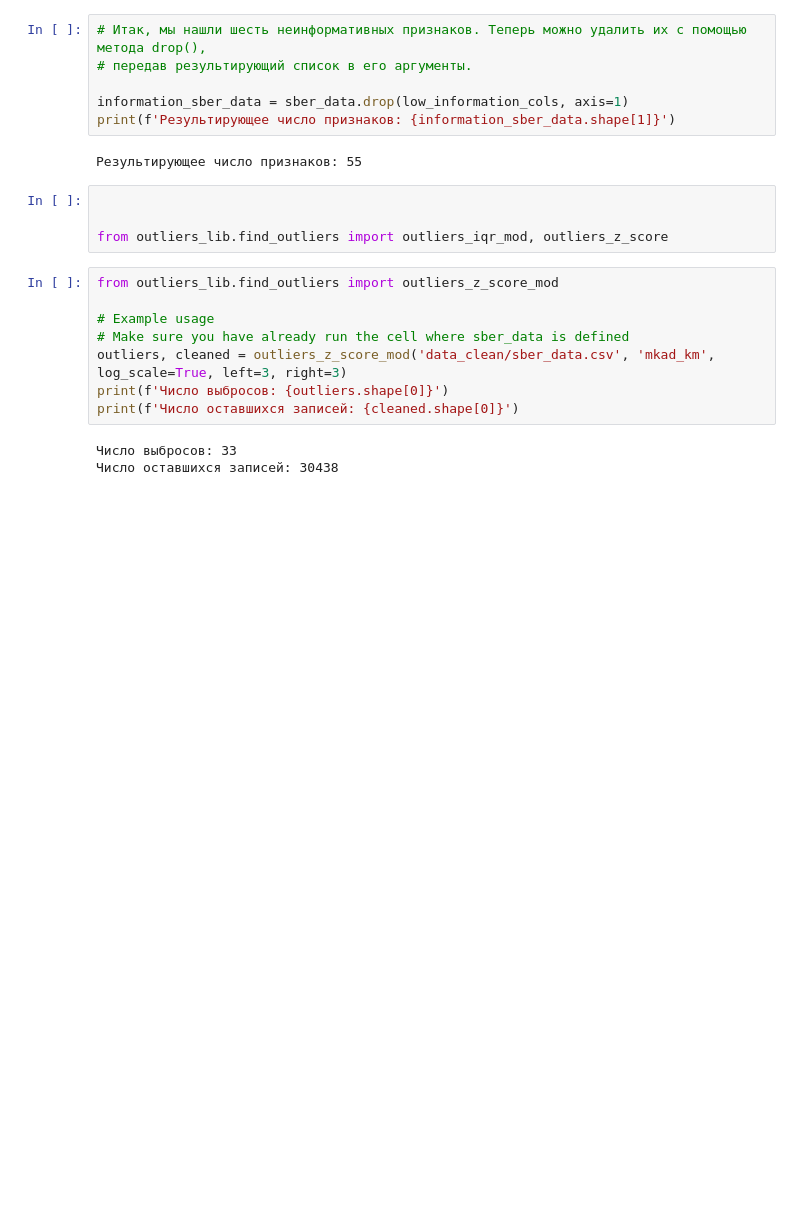
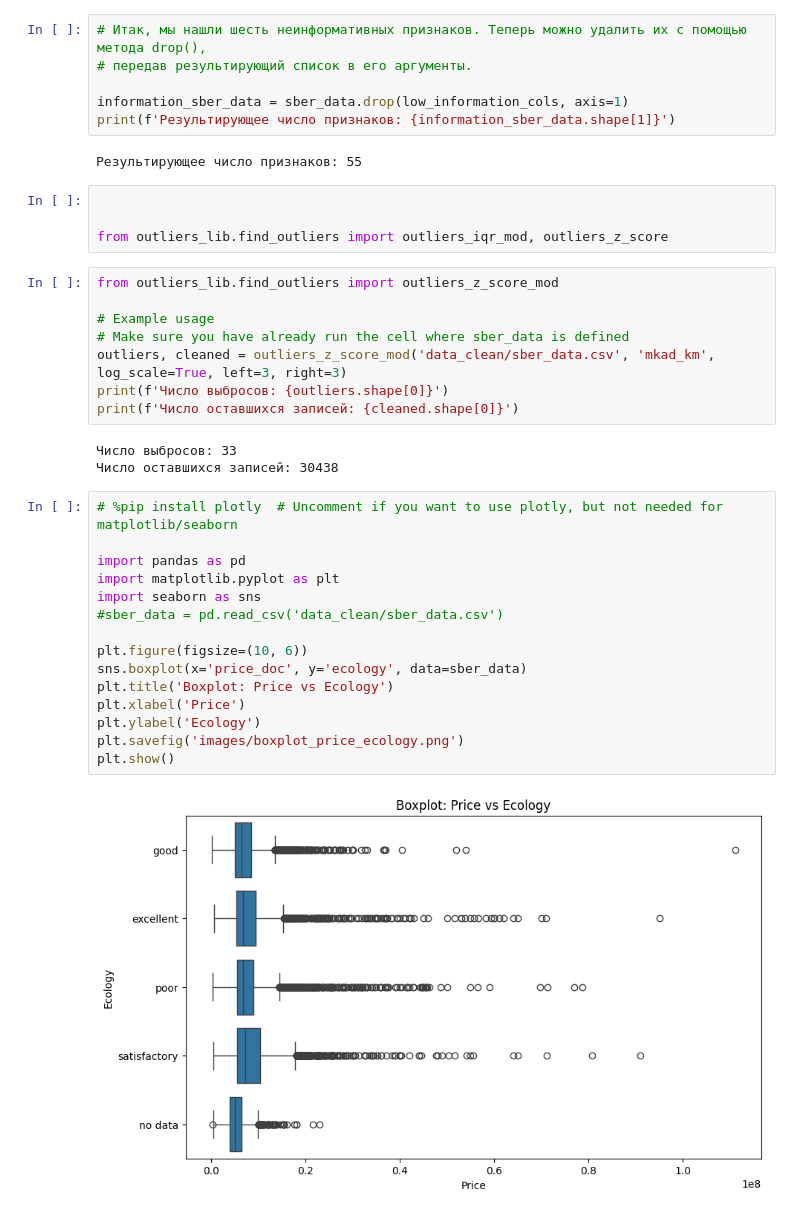
Before and after one commit to Keypy777/CLEANINGDATAPROJECT, a Jupyter notebook: datacleaningexample.ipynb, the cells around one changed output. Drawn from its saved outputs; the diff is of its cells as text; blank space fills up the shorter version.

Commit message:
Added new box plot images and chart

```diff
--- a/datacleaningexample.ipynb
+++ b/datacleaningexample.ipynb
@@ -1142,3 +1142,20 @@ print(f'Число оставшихся записей: {cleaned.shape[0]}')
 # %% [output]
 Число выбросов: 33
 Число оставшихся записей: 30438
+# %%
+# %pip install plotly  # Uncomment if you want to use plotly, but not needed for matplotlib/seaborn
+
+import pandas as pd
+import matplotlib.pyplot as plt
+import seaborn as sns
+#sber_data = pd.read_csv('data_clean/sber_data.csv')
+
+plt.figure(figsize=(10, 6))
+sns.boxplot(x='price_doc', y='ecology', data=sber_data)
+plt.title('Boxplot: Price vs Ecology')
+plt.xlabel('Price')
+plt.ylabel('Ecology')
+plt.savefig('images/boxplot_price_ecology.png')
+plt.show()
+# %% [output]
+[figure, added]
```
Also changed, not shown: 2 other files.
